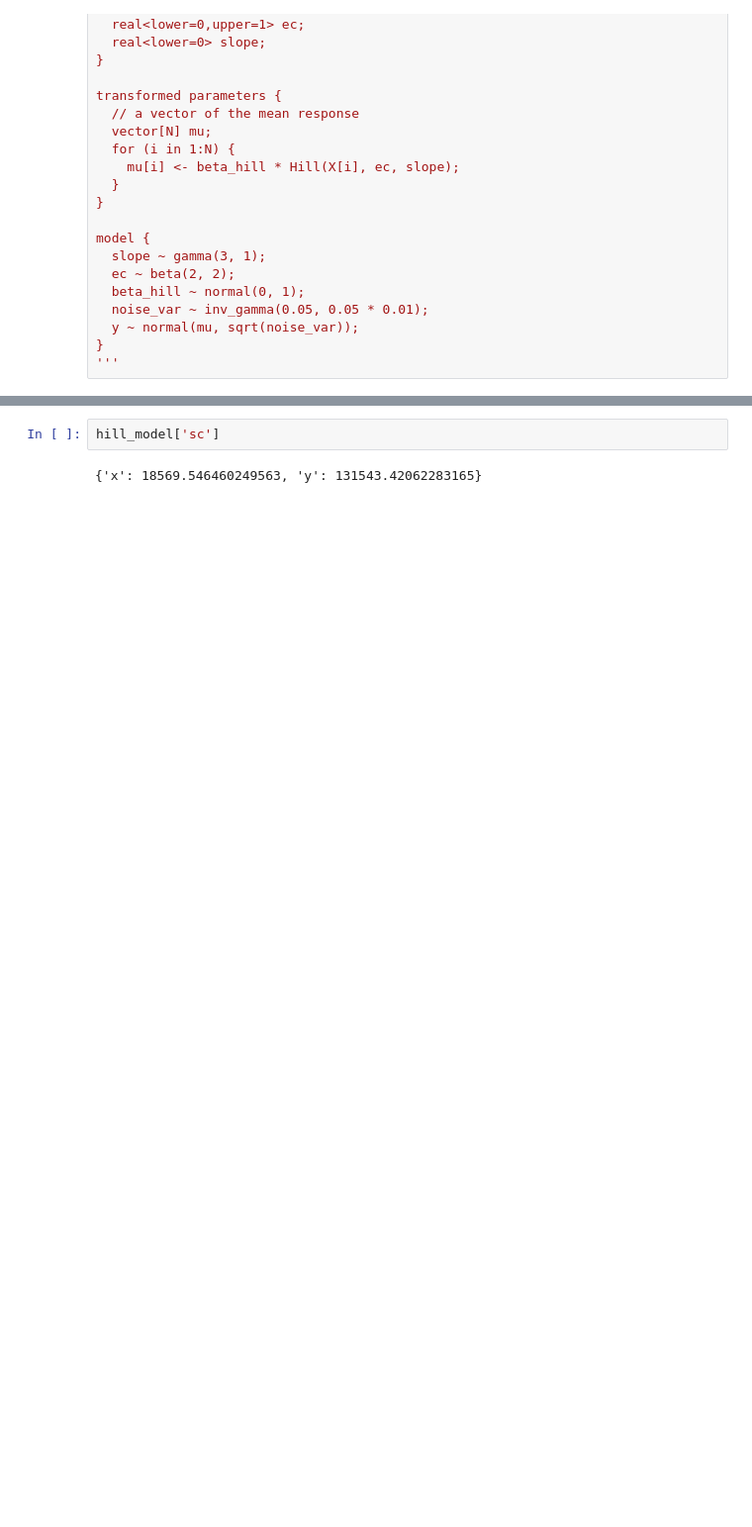
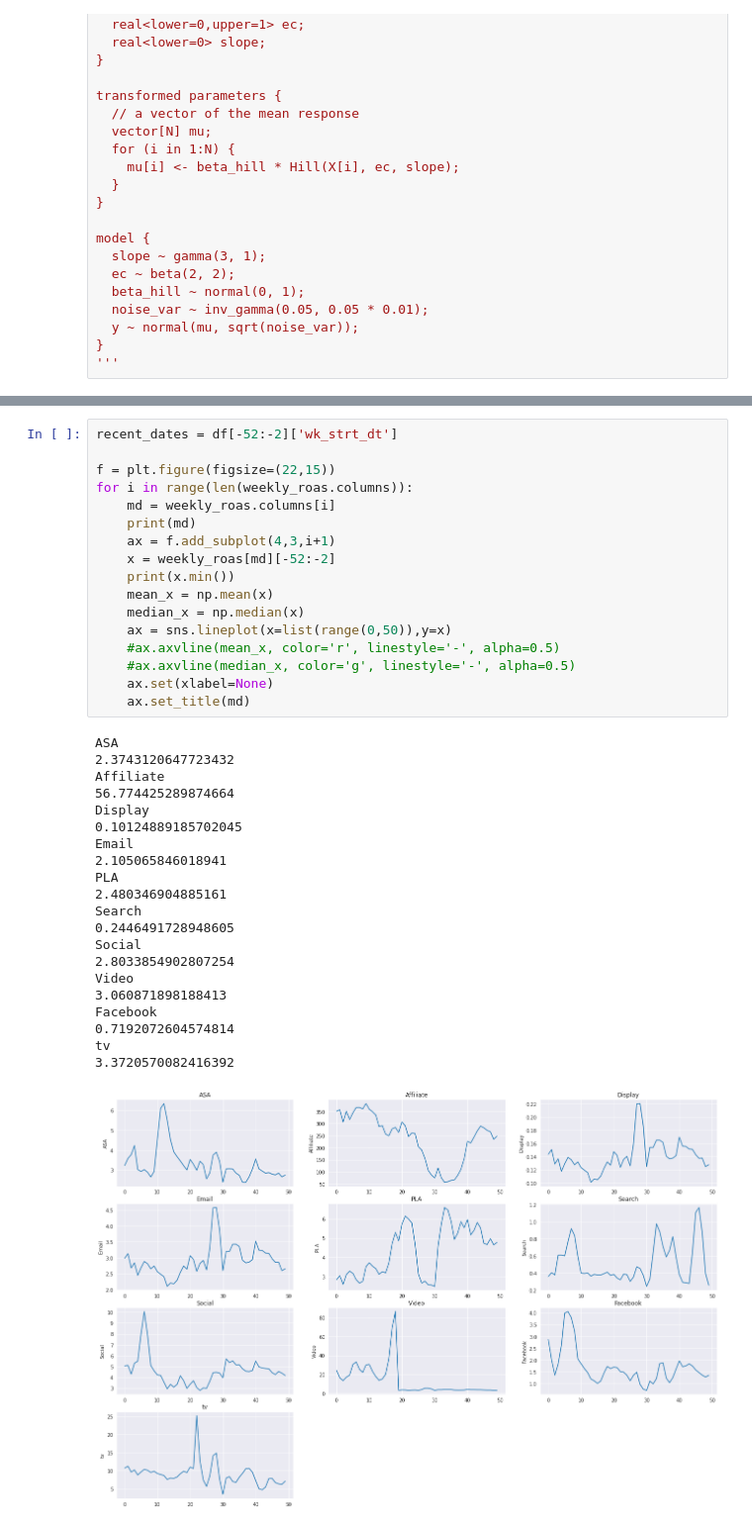
Before and after one commit to cipher982/marketing-mix-modeling, a Jupyter notebook: mmm_stan.ipynb, the cells around one changed output, grey strips where cells are left out. Shown: that part at 99% size. Cells and saved outputs as stored; diff of their text form; blank space fills up the shorter version.

```diff
--- a/mmm_stan.ipynb
+++ b/mmm_stan.ipynb
@@ -570,7 +517,42 @@ ms_df
-# %%
-hill_model['sc']
-# %% [output]
-{'x': 18569.546460249563, 'y': 131543.42062283165}
+# %%
+recent_dates = df[-52:-2]['wk_strt_dt']
+
+f = plt.figure(figsize=(22,15))
+for i in range(len(weekly_roas.columns)):
+    md = weekly_roas.columns[i]
+    print(md)
+    ax = f.add_subplot(4,3,i+1)
+    x = weekly_roas[md][-52:-2]
+    print(x.min())
+    mean_x = np.mean(x)
+    median_x = np.median(x)
+    ax = sns.lineplot(x=list(range(0,50)),y=x)
+    #ax.axvline(mean_x, color='r', linestyle='-', alpha=0.5)
+    #ax.axvline(median_x, color='g', linestyle='-', alpha=0.5)
+    ax.set(xlabel=None)
+    ax.set_title(md)
+# %% [output]
+ASA
+2.3743120647723432
+Affiliate
+56.774425289874664
+Display
+0.10124889185702045
+Email
+2.105065846018941
+PLA
+2.480346904885161
+Search
+0.2446491728948605
+Social
+2.8033854902807254
+Video
+3.060871898188413
+Facebook
+0.7192072604574814
+tv
+3.3720570082416392
+[figure, added]
 # %%
 # Calculate overall ROAS and weekly ROAS
 # - Overall ROAS = total contribution / total spending
```
Also changed, not shown: parts of 16 cells of this notebook.
